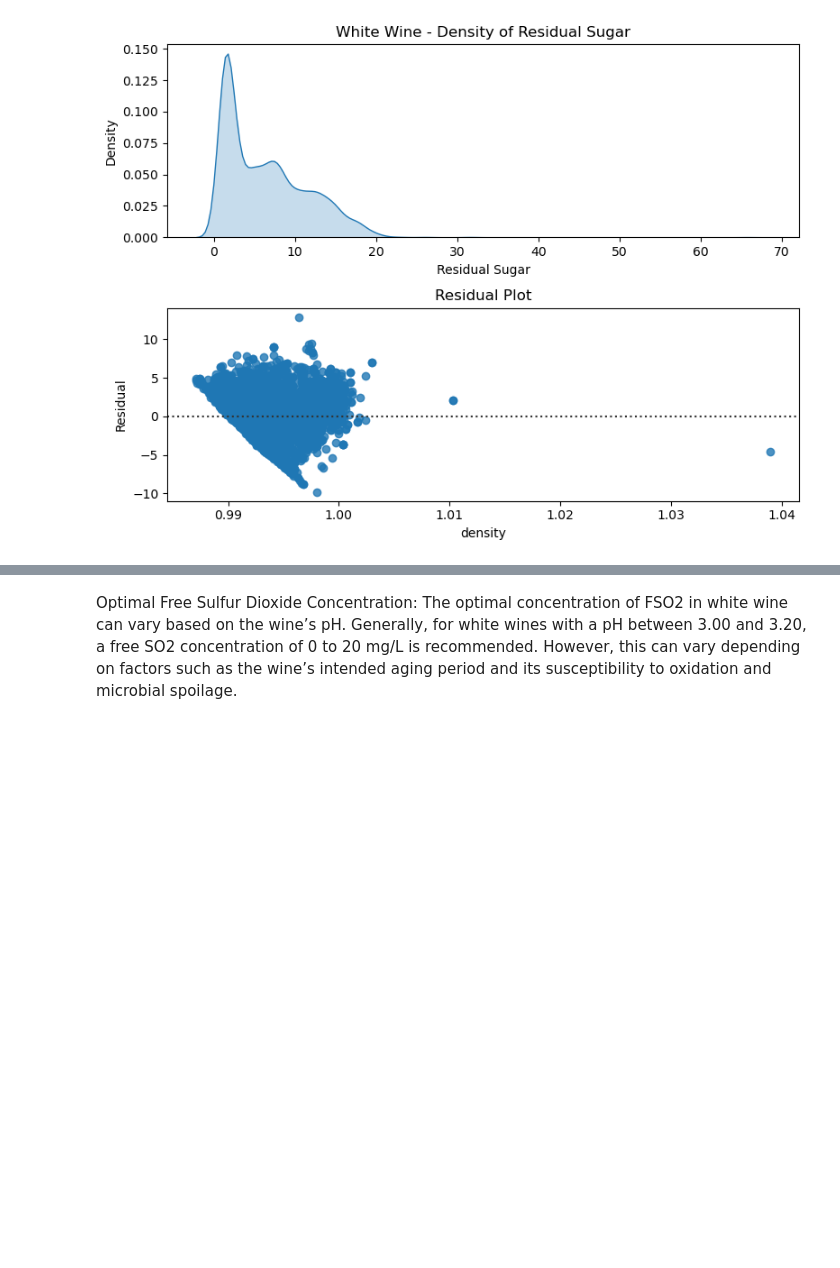
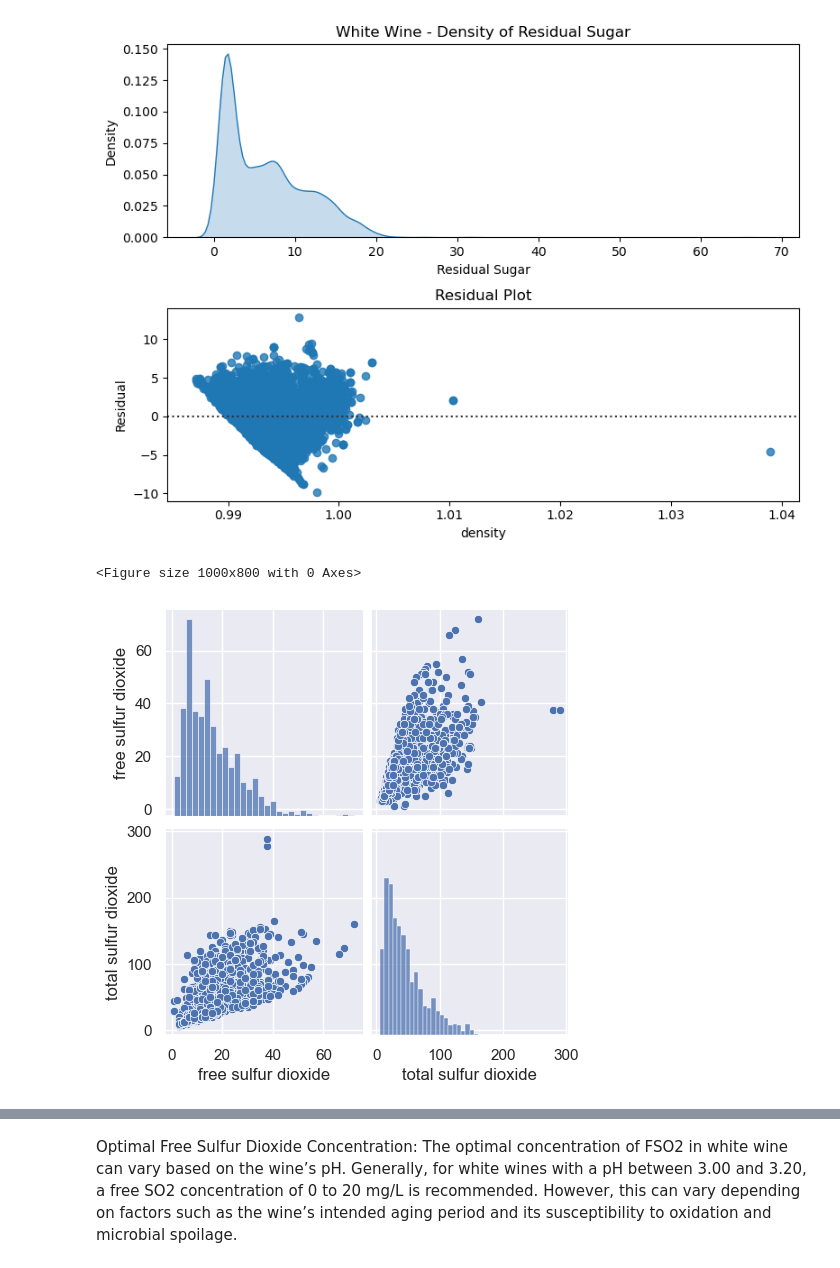
Before and after one commit to AlexIchie-coder/Projects, a Jupyter notebook: Red_And_White_Wine.ipynb, the cells around one changed output, grey strips where cells are left out. Cells and saved outputs as stored; diff of their text form; code cells hidden in the pictures; blank space fills up the shorter version.

```diff
--- a/Red_And_White_Wine.ipynb
+++ b/Red_And_White_Wine.ipynb
@@ -280,3 +280,19 @@ plt.tight_layout()
 plt.show()
 # %% [output]
 [figure]
+# %%
+#sns.histplot(x=red_wine['density'], y=red_wine['alcohol'])
+#plt.title('Density vs. Alcohol Content')
+#plt.xlabel('Density (g/mL)')
+#plt.ylabel('Alcohol Content (%)')
+#plt.show()
+
+sns.set()
+
+plt.figure(figsize=(10, 8))
+sns.pairplot(red_wine[["free sulfur dioxide", "total sulfur dioxide"]], diag_kind="hist")
+#plt.title('Correlation between Density and Alcohol Content in Red Wine')
+plt.show()
+# %% [output]
+<Figure size 1000x800 with 0 Axes>
+[figure, added]
```
Also changed, not shown: parts of 12 cells of this notebook.
